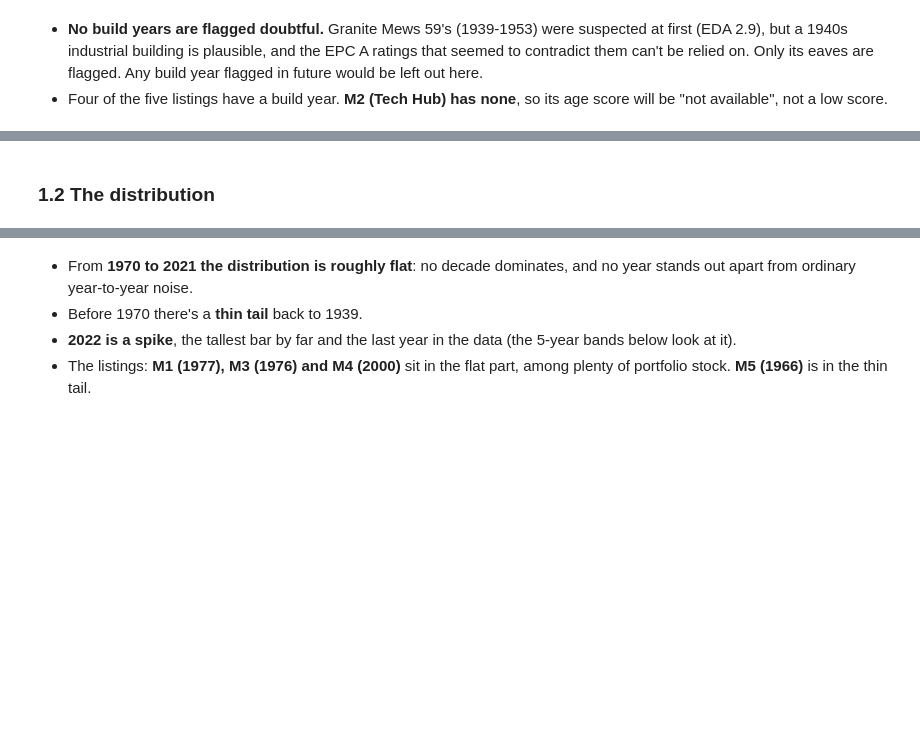
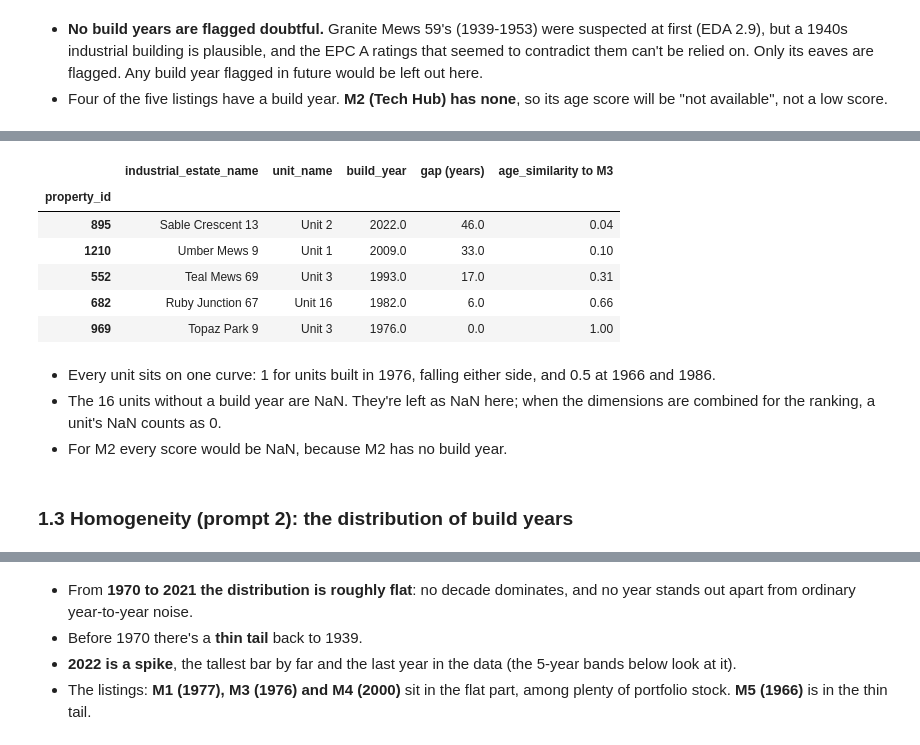
Before and after one commit to tonyjward/Indurent, a Jupyter notebook: notebooks/02_similarity.ipynb, the cells around one changed output, grey strips where cells are left out. Cells and saved outputs as stored; diff of their text form; code cells hidden in the pictures; blank space fills up the shorter version.

Commit message:
Notebooks: restore pairwise examples in 02_similarity, pairwise before homogeneity; fix oddness docstring in 01_eda
Co-Authored-By: Claude Opus 5.5 <noreply@anthropic.com>

```diff
--- a/notebooks/02_similarity.ipynb
+++ b/notebooks/02_similarity.ipynb
@@ -64,0 +74,6 @@ Portfolio: 1,234 of 1,250 units have a build year; leaving out 0 flagged doubtfu
+# %%
+from indurent_matching.similarity import age_similarity, halving
+
+m3 = marketed.loc["M3"]
+gaps = pd.Series([0, 5, 10, 20, 40, -10])
+pd.DataFrame({"gap": gaps, "halving(gap, 10)": halving(gaps, 10).round(3)})
@@ -64,0 +91,10 @@ Portfolio: 1,234 of 1,250 units have a build year; leaving out 0 flagged doubtfu
+# %%
+m3_age = age_similarity(m3, portfolio)
+print(f"{len(m3_age):,} scores, one per portfolio unit; {m3_age.isna().sum()} are NaN "
+      "(units with no usable build year)")
+
+fig = px.scatter(x=portfolio["build_year"], y=m3_age, height=360, opacity=0.4,
+                 title="Age similarity of every portfolio unit to M3 (built 1976)",
+                 labels={"x": "Portfolio unit build year", "y": "Age similarity to M3"})
+fig.add_vline(x=1976, line_dash="dash", line_color="firebrick")
+fig.show()
@@ -65,5 +104,24 @@ Portfolio: 1,234 of 1,250 units have a build year; leaving out 0 flagged doubtfu
+# %%
+sample = portfolio.loc[[*m3_age.dropna().sort_values().index[[0, 300, 700, 1000, -1]]],
+                       ["industrial_estate_name", "unit_name", "build_year"]]
+sample["gap (years)"] = (sample["build_year"] - 1976).abs()
+sample["age_similarity to M3"] = m3_age[sample.index].round(2)
+sample
+# %% [output]
+|  | industrial_estate_name | unit_name | build_year | gap (years) | age_similarity to M3 |
+| property_id |  |  |  |  |  |
+| 895 | Sable Crescent 13 | Unit 2 | 2022.0 | 46.0 | 0.04 |
+| 1210 | Umber Mews 9 | Unit 1 | 2009.0 | 33.0 | 0.10 |
+| 552 | Teal Mews 69 | Unit 3 | 1993.0 | 17.0 | 0.31 |
+| 682 | Ruby Junction 67 | Unit 16 | 1982.0 | 6.0 | 0.66 |
+| 969 | Topaz Park 9 | Unit 3 | 1976.0 | 0.0 | 1.00 |
+# %% [markdown]
+* Every unit sits on one curve: 1 for units built in 1976, falling either side, and 0.5 at 1966 and 1986.
+* The 16 units without a build year are NaN. They're left as NaN here; when the
+  dimensions are combined for the ranking, a unit's NaN counts as 0.
+* For M2 every score would be NaN, because M2 has no build year.
 # %% [markdown]
-### 1.2 The distribution
+### 1.3 Homogeneity (prompt 2): the distribution of build years
 # %%
 fig = px.histogram(years, x="build_year", nbins=int(years.max() - years.min() + 1),
                    title="Portfolio build years (dashed lines: marketed listings' build years)",
```
Also changed, not shown: parts of 30 cells of this notebook, 1 other file.
